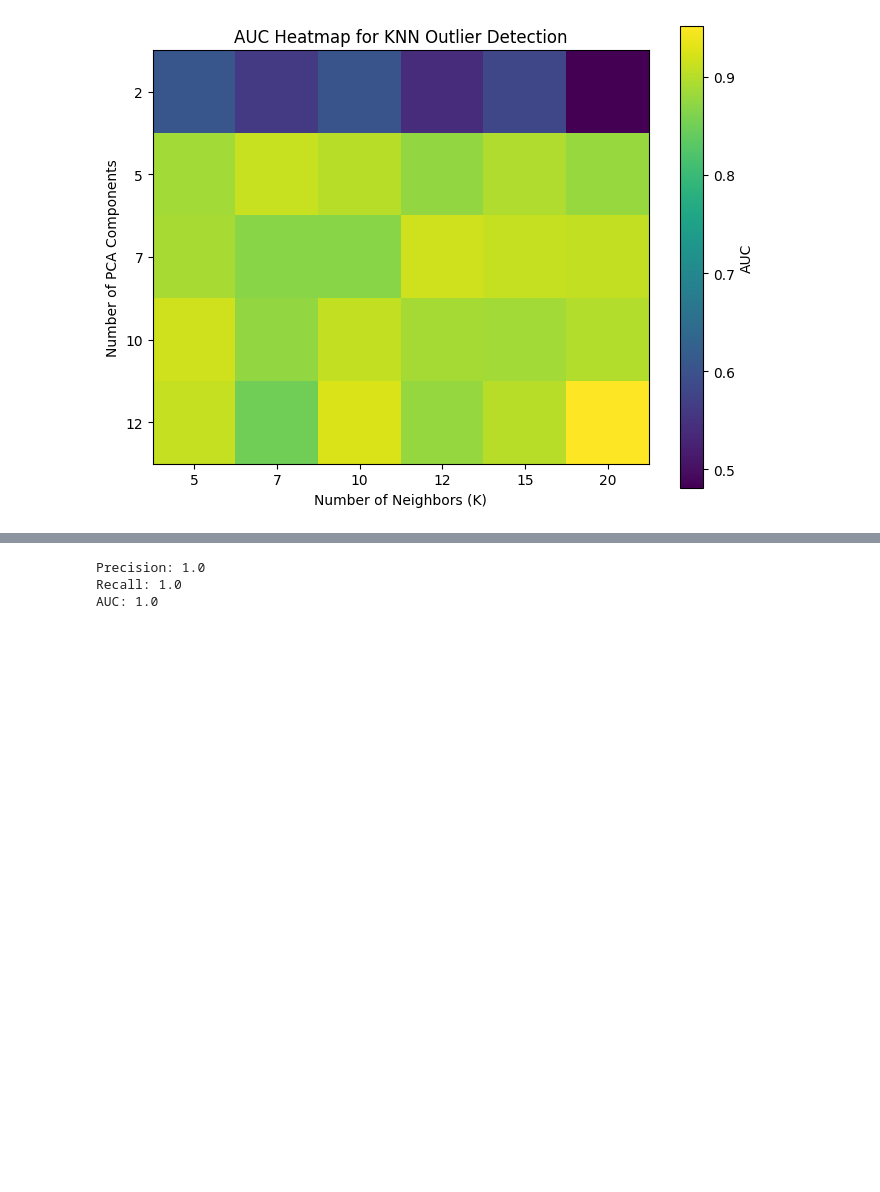
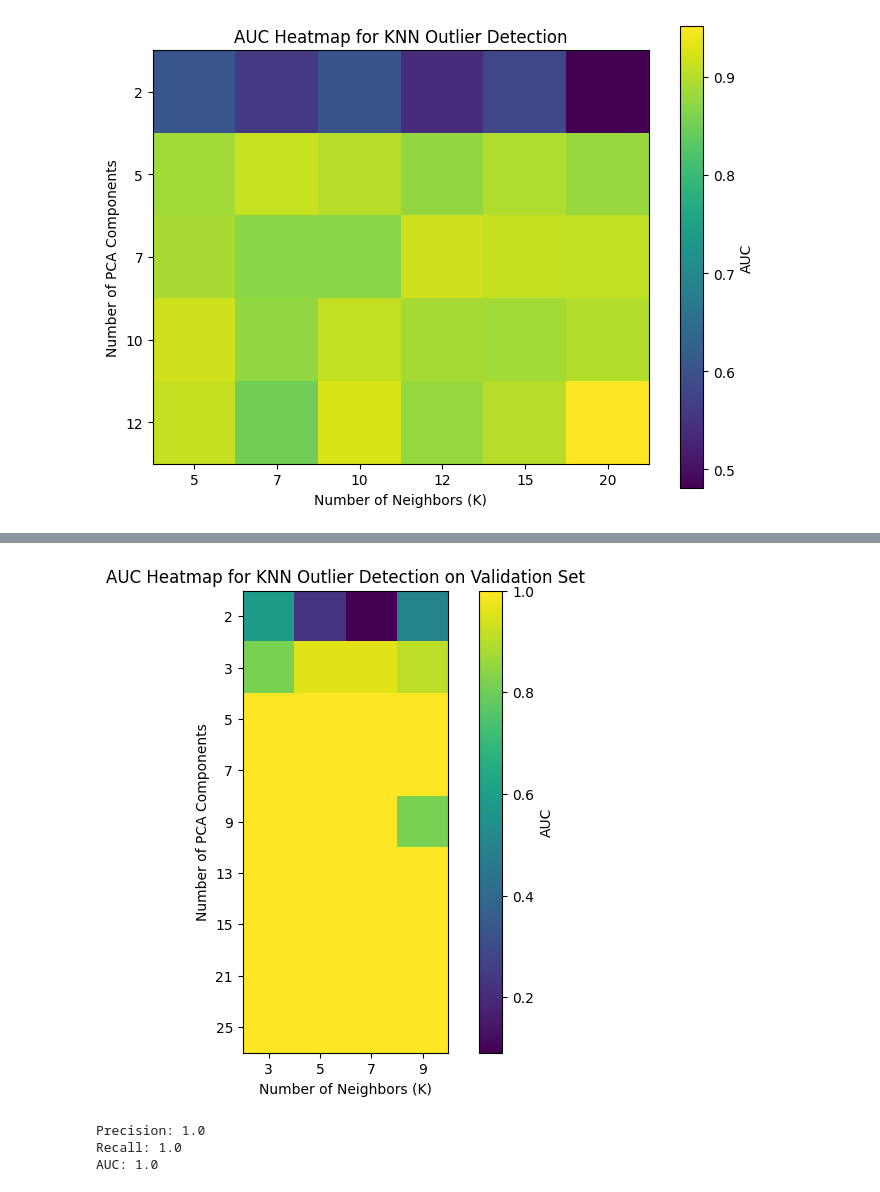
Before and after one commit to Zahra-Moterassed/BScproject, a Jupyter notebook: PCAandSample.ipynb, the cells around one changed output, grey strips where cells are left out. Saved outputs shown, nothing was run; the diff lists cells and outputs as text; code cells hidden in the pictures; blank space fills up the shorter version.

```diff
--- a/PCAandSample.ipynb
+++ b/PCAandSample.ipynb
@@ -1106,3 +1105,98 @@ Maximum AUC: 0.9515366430260047
 Corresponding k: 20
 Corresponding n_components: 12
 [figure]
+# %%
+# KNN
+# dataset: Lymphography_withoutdupl_norm_1ofn.csv
+import numpy as np
+import math
+import pandas as pd
+import matplotlib.pyplot as plt
+from sklearn.model_selection import train_test_split
+
+# File path to the dataset
+file_path = "G:\\Nazanin\\B project\\code\\dataset\\Lymphography\\Lymphography_withoutdupl_norm_1ofn.csv"
+
+# Load the CSV file into a Pandas DataFrame
+df = pd.read_csv(file_path)
+
+# Separate data (all columns except the last)
+data = df.iloc[:, :-2].values
+
+# Separate labels (last column)
+labels = df.iloc[:, -2].values
+
+# Split the data into training and validation sets (70% train, 30% validation)
+X_train, X_val, y_train, y_val = train_test_split(data, labels, test_size=0.3, random_state=42)
+
+# Dynamically calculate odd K values based on the training set size
+N_train = len(X_train)  # Number of training samples
+max_k = int(math.sqrt(N_train))  # sqrt(N) for the training set
+k_values = [k for k in range(3, max_k + 1) if k % 2 == 1]  # Odd K values
+#k_values.append(7)
+#k_values.append(9)
+print("Number of training samples:", N_train)
+print("Testing K values:", k_values)
+
+# Define the hyperparameter ranges
+n_components_values = [2, 3, 5, 7, 9, 13, 15, 21, 25]  # Number of PCA components
+
+# To store grid search results
+results = []
+
+# Perform grid search on the training set
+for n_components in n_components_values:
+    for k in k_values:
+        # Calculate KNN outlier scores on the training set
+        predicted_labels, outlier_scores = calculate_knn_outlier_scores(
+            X_train, n_samples=5, sample_fraction=0.8,
+            n_components=n_components, n_neighbors=k, contamination=0.1
+        )
+
+        # Evaluate the performance on the validation set
+        val_predicted_labels, val_outlier_scores = calculate_knn_outlier_scores(
+            X_val, n_samples=5, sample_fraction=0.8,
+            n_components=n_components, n_neighbors=k, contamination=0.1
+        )
+
+        # Evaluate the performance
+        precision, recall, auc = evaluate_knn_outlier_detection(y_val, val_predicted_labels, val_outlier_scores)
+
+        # Store results (n_components, k, precision, recall, auc)
+        results.append((n_components, k, precision, recall, auc))
+
+# Convert results to a structured array for analysis
+results = np.array(results, dtype=[('n_components', int), ('k', int),
+                                    ('precision', float), ('recall', float), ('auc', float)])
+
+# Find the best parameters based on the maximum AUC
+max_auc_index = np.argmax(results['auc'])
+max_auc = results['auc'][max_auc_index]
+best_k = results['k'][max_auc_index]
+best_n_components = results['n_components'][max_auc_index]
+
+# Print the best results
+print(f"Maximum AUC on Validation Set: {max_auc}")
+print(f"Best k (Number of Neighbors): {best_k}")
+print(f"Best n_components (PCA): {best_n_components}")
+
+# Visualize the results: Heatmap for AUC
+auc_matrix = np.zeros((len(n_components_values), len(k_values)))
+
+# Fill the matrix with AUC scores
+for i, n_components in enumerate(n_components_values):
+    for j, k in enumerate(k_values):
+        auc_matrix[i, j] = results[(results['n_components'] == n_components) &
+                                   (results['k'] == k)]['auc']
+
+# Plot heatmap
+plt.figure(figsize=(8, 6))
+plt.imshow(auc_matrix, interpolation='nearest', cmap='viridis')
+plt.colorbar(label='AUC')
+plt.xticks(np.arange(len(k_values)), labels=k_values)
+plt.yticks(np.arange(len(n_components_values)), labels=n_components_values)
+plt.xlabel('Number of Neighbors (K)')
+plt.ylabel('Number of PCA Components')
+plt.title('AUC Heatmap for KNN Outlier Detection on Validation Set')
+plt.show()
+# %% [output]
@@ -1109,3 +1208,4 @@ Corresponding n_components: 12
+[figure, added]
 # %%
 # KNN
 # dataset: Parkinson_withoutdupl_norm_05_v01.csv
```
Also changed, not shown: parts of 3 cells of this notebook.
